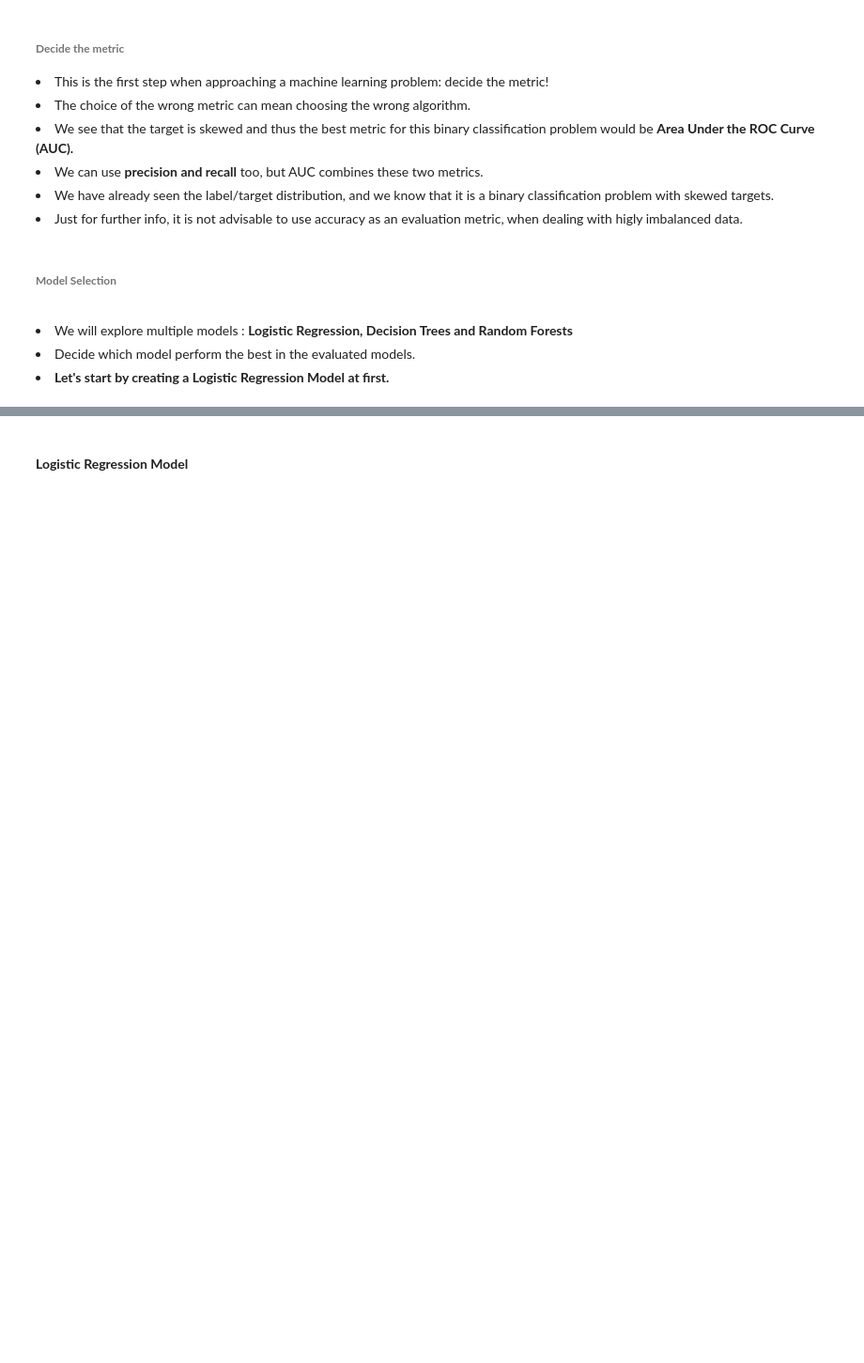
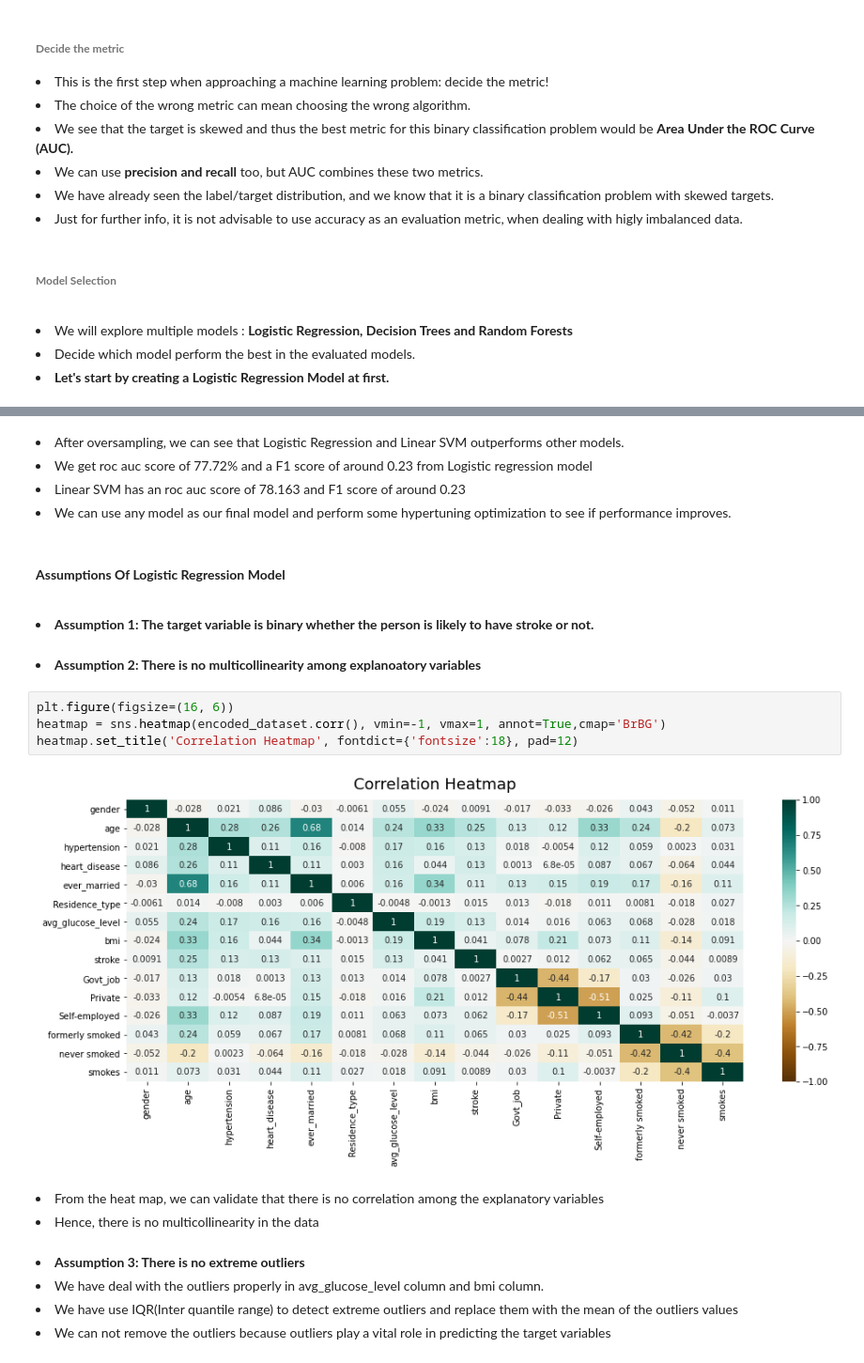
Before and after one commit to prabhat-123/ML_Intern_LeapFrog, a Jupyter notebook: MLProjects/Project3_Heart_Stroke_prediction/heart_stroke_prediction.ipynb, the cells around one changed output, grey strips where cells are left out. Shown at 94% size. Cells and saved outputs as stored; diff of their text form; blank space fills up the shorter version.

```diff
--- a/MLProjects/Project3_Heart_Stroke_prediction/heart_stroke_prediction.ipynb
+++ b/MLProjects/Project3_Heart_Stroke_prediction/heart_stroke_prediction.ipynb
@@ -1045,4 +1113,30 @@ Function safe_indexing is deprecated; safe_indexing is deprecated in version 0.2
+# %% [markdown]
+<li>After oversampling, we can see that Logistic Regression and Linear SVM outperforms other models.</li>
+
+<li>We get roc auc score of 77.72% and a F1 score of around 0.23 from Logistic regression model</li>
+
+<li>Linear SVM has an roc auc score of 78.163 and  F1 score of around 0.23</li>
+
+<li>We can use any model as our final model and perform some hypertuning optimization to see if performance improves.</li>
 # %% [markdown]
-**<h4>Logistic Regression Model</h4>**
+**<h4>Assumptions Of Logistic Regression Model</h4>**
+# %% [markdown]
+<li><b>Assumption 1: The target variable is binary whether the person is likely to have stroke or not.</b></li>
+# %% [markdown]
+<li><b>Assumption 2: There is no multicollinearity among explanoatory variables</b></li>
+# %%
+plt.figure(figsize=(16, 6))
+heatmap = sns.heatmap(encoded_dataset.corr(), vmin=-1, vmax=1, annot=True,cmap='BrBG')
+heatmap.set_title('Correlation Heatmap', fontdict={'fontsize':18}, pad=12)
+# %% [output]
+[figure, added]
+# %% [markdown]
+<li>From the heat map, we can validate that there is no correlation among the explanatory variables</li>
+<li>Hence, there is no multicollinearity in the data</li>
+# %% [markdown]
+<li><b>Assumption 3: There is no extreme outliers</b></li>
+<li>We have deal with the outliers properly in avg_glucose_level column and bmi column.</li>
+<li>We have use IQR(Inter quantile range) to detect extreme outliers and replace them with the mean of the outliers values</li>
+<li>We can not remove the outliers because outliers play a vital role in predicting the target variables</li>
 # %%
 clf = LogisticRegression()
```
Also changed, not shown: parts of 37 cells of this notebook.
